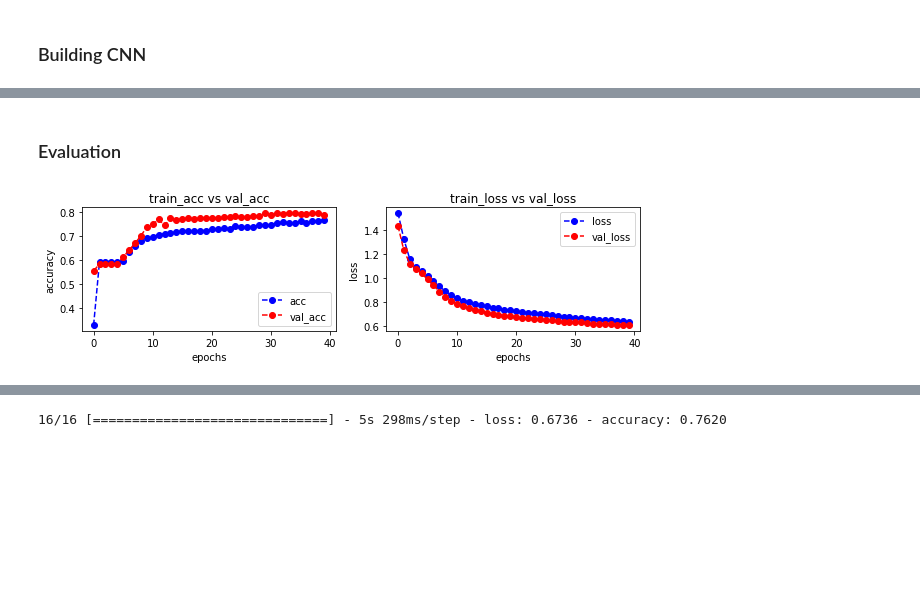
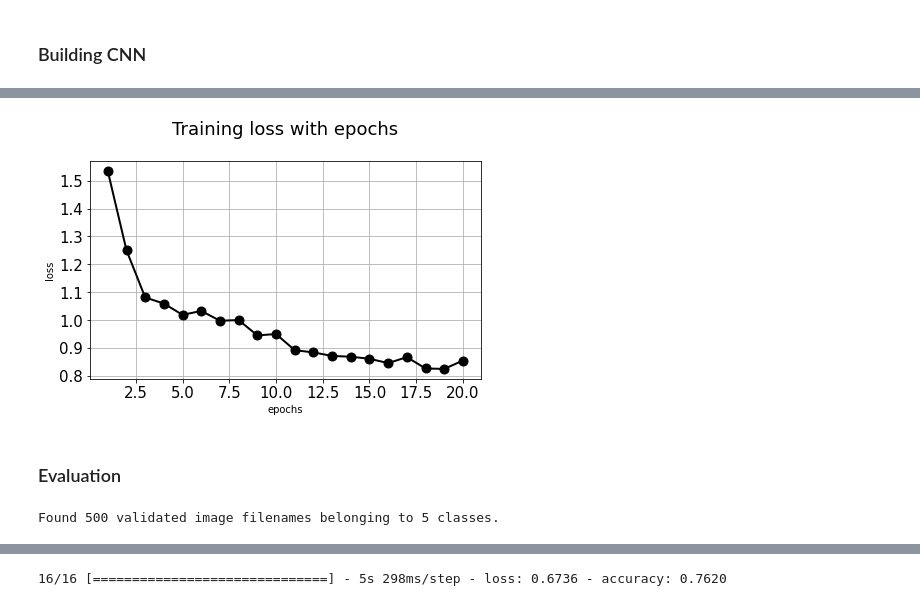
Before and after one commit to sathwikkes/Yelp-Image-Classification, a Jupyter notebook: image_classification_v2.ipynb, the cells around one changed output, grey strips where cells are left out. Cells and saved outputs as stored; diff of their text form; code cells hidden in the pictures; blank space fills up the shorter version.

```diff
--- a/image_classification_v2.ipynb
+++ b/image_classification_v2.ipynb
@@ -495,24 +502,26 @@ Epoch 40/40
+# %%
+plt.figure(figsize=(7,4))
+plt.plot([i+1 for i in range(20)], history.history['loss'],'-o',c='k',lw=2,markersize=9)
+plt.grid(True)
+plt.title("Training loss with epochs\n", fontsize=18)
+plt.xlabel("epochs")
+plt.ylabel("loss")
+plt.xticks(fontsize=15)
+plt.yticks(fontsize=15)
+plt.show()
+# %% [output]
+[figure, added]
 # %% [markdown]
 ### Evaluation
-# %%
-fig = plt.figure(figsize=(10,5))
-plt.subplot(221)
-plt.plot(history.history['accuracy'],'bo--', label='acc')
-plt.plot(history.history['val_accuracy'], 'ro--',label='val_acc')
-plt.title("train_acc vs val_acc")
-plt.ylabel("accuracy")
-plt.xlabel("epochs")
-plt.legend()
-
-
-plt.subplot(222)
-plt.plot(history.history['loss'], 'bo--', label="loss")
-plt.plot(history.history['val_loss'], 'ro--', label='val_loss')
-plt.title('train_loss vs val_loss')
-plt.ylabel('loss')
-plt.xlabel('epochs')
-
-plt.legend()
-plt.show()
-# %% [output]
-[figure, removed]
+# %%
+test_datagen = ImageDataGenerator(rescale=1./255)
+testgen = test_datagen.flow_from_dataframe(dataframe=test_df,
+                                                   x_col='path',
+                                                   y_col="label",
+                                                   target_size=(224,224),
+                                                   classes=classes,
+                                                   class_mode='categorical',
+                                                   shuffle=False,
+                                                   seed=42)
+# %% [output]
+Found 500 validated image filenames belonging to 5 classes.
```
Also changed, not shown: parts of 44 cells of this notebook, 3 other files.
